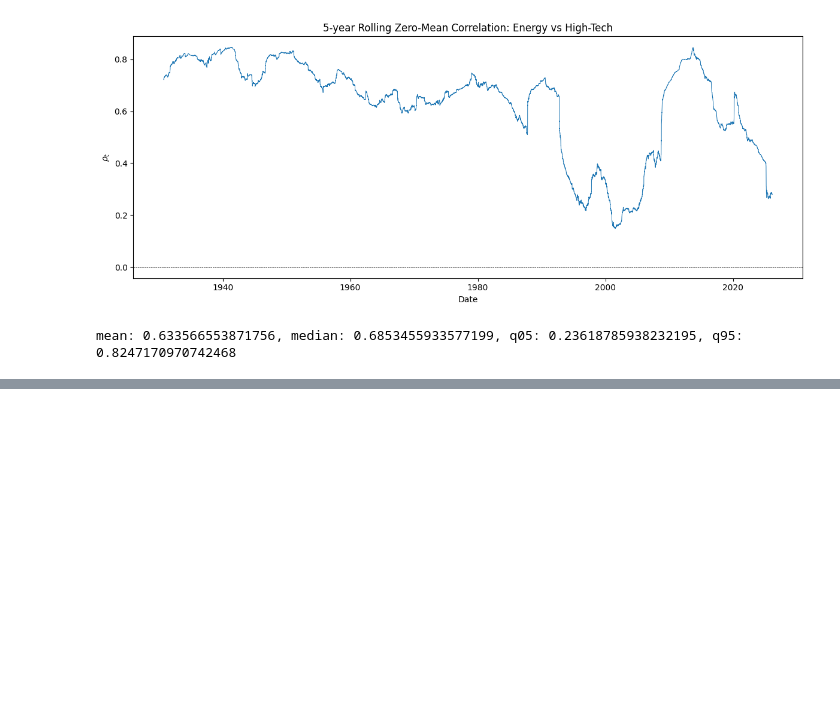
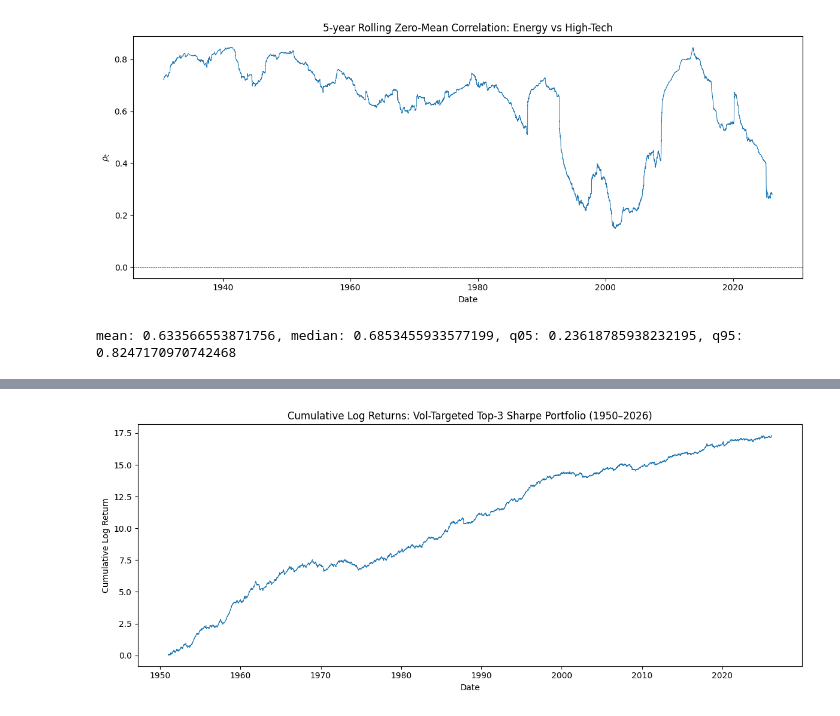
Before and after one commit to alexandersen01/quant-risk-am-midterm, a Jupyter notebook: calcs.ipynb, the cells around one changed output, grey strips where cells are left out. Drawn from its saved outputs; the diff is of its cells as text; code cells hidden in the pictures; blank space fills up the shorter version.

```diff
--- a/calcs.ipynb
+++ b/calcs.ipynb
@@ -81,0 +217,96 @@ mean: 0.633566553871756, median: 0.6853455933577199, q05: 0.23618785938232195, q
+# %%
+target_vol = 0.20  # 20% annualized
+cov_window = 63    # 3 months
+
+port_ret_vol_target = np.zeros(len(df_sub))
+sum_weights = np.full(len(df_sub), np.nan)
+
+for i, m in enumerate(months):
+    if i < 12:
+        mask_m = df_sub["ym"] == m
+        port_ret_vol_target[mask_m.values] = 0
+        continue
+
+    # Same top-3 selection as Q2.3
+    past_months = months[i - 12:i]
+    mask_past = df_sub["ym"].isin(past_months)
+    past_rets = rets[mask_past.values]
+    sharpes = past_rets.mean(axis=0) / past_rets.std(axis=0) * np.sqrt(252)
+    top3 = np.argsort(sharpes)[-3:]
+
+    mask_m = df_sub["ym"] == m
+    idx_m = np.where(mask_m.values)[0]
+
+    for day_idx in idx_m:
+        # Need at least 63 days of history for the covariance window
+        if day_idx < cov_window:
+            port_ret_vol_target[day_idx] = 0
+            sum_weights[day_idx] = 0
+            continue
+
+        # Trailing 63-day returns of the 3 chosen sectors
+        cov_rets = rets[day_idx - cov_window:day_idx][:, top3]
+
+        # Daily covariance matrix
+        cov_matrix = np.cov(cov_rets, rowvar=False)
+
+        # Equal-weight vector (1/3 each, before scaling)
+        w_eq = np.ones(3) / 3
+
+        # Portfolio variance with equal weights: w' Σ w
+        port_var_daily = w_eq @ cov_matrix @ w_eq
+
+        # Annualized portfolio std
+        port_std_annual = np.sqrt(port_var_daily * 252)
+
+        # Scaling factor to hit target vol
+        if port_std_annual > 0:
+            scale = target_vol / port_std_annual
+        else:
+            scale = 0
+
+        # Scaled weights
+        w_scaled = w_eq * scale
+
+        # Daily portfolio return
+        port_ret_vol_target[day_idx] = rets[day_idx][top3] @ w_scaled
+        sum_weights[day_idx] = w_scaled.sum()
+
+# Cumulative log returns (skip first 12 months)
+first_valid = (df_sub["ym"] == months[12]).values.argmax()
+cum_log_vt = np.full(len(df_sub), np.nan)
+cum_log_vt[first_valid:] = np.cumsum(np.log(1 + port_ret_vol_target[first_valid:]))
+
+# Plot cumulative log returns
+fig, ax = plt.subplots(figsize=(12, 5))
+ax.plot(df_sub["date"].values, cum_log_vt, linewidth=0.7)
+ax.set_xlabel("Date")
+ax.set_ylabel("Cumulative Log Return")
+ax.set_title("Cumulative Log Returns: Vol-Targeted Top-3 Sharpe Portfolio (1950–2026)")
+fig.tight_layout()
+plt.show()
+
+# Annualized stats
+valid_rets_vt = port_ret_vol_target[first_valid:]
+ann_mean_vt = valid_rets_vt.mean() * 252
+ann_std_vt = valid_rets_vt.std() * np.sqrt(252)
+sharpe_vt = ann_mean_vt / ann_std_vt
+
+print(f"Annualized mean:  {ann_mean_vt:.4f}")
+print(f"Annualized std:   {ann_std_vt:.4f}")
+print(f"Sharpe ratio:     {sharpe_vt:.4f}")
+
+# Plot sum of weights over time
+fig, ax = plt.subplots(figsize=(12, 5))
+ax.plot(df_sub["date"].values, sum_weights, linewidth=0.7)
+ax.set_xlabel("Date")
+ax.set_ylabel("Sum of Weights")
+ax.set_title("Sum of Portfolio Weights Over Time")
+ax.axhline(1, color="black", linewidth=0.5, linestyle="--")
+fig.tight_layout()
+plt.show()
+
+valid_sw = sum_weights[first_valid:]
+print(f"Average sum of weights: {np.nanmean(valid_sw):.4f}")
+# %% [output]
+[figure, added]
```
Also changed, not shown: parts of 8 cells of this notebook, 17 other files.
